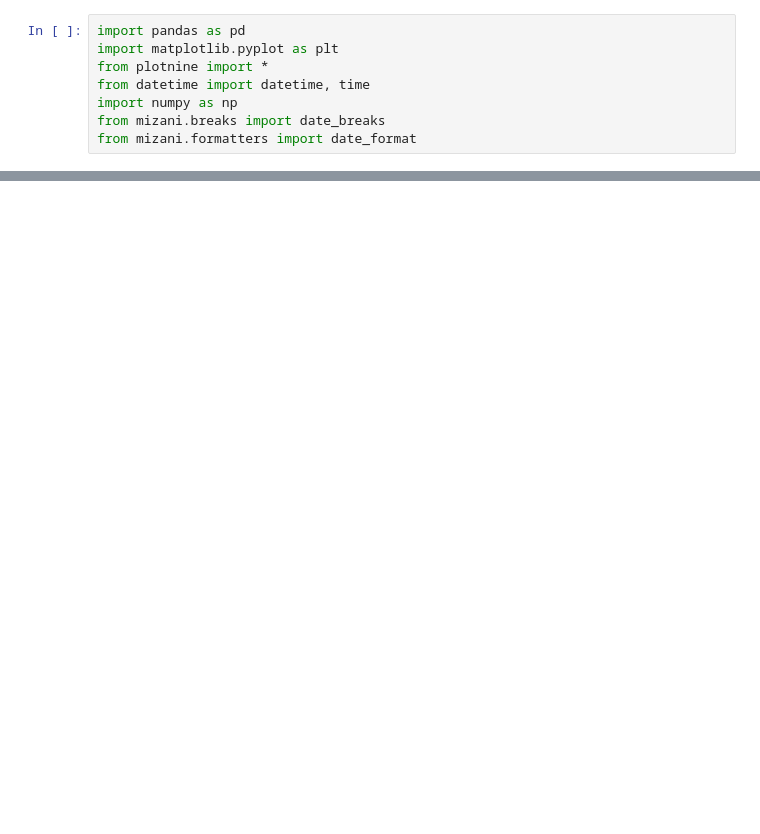
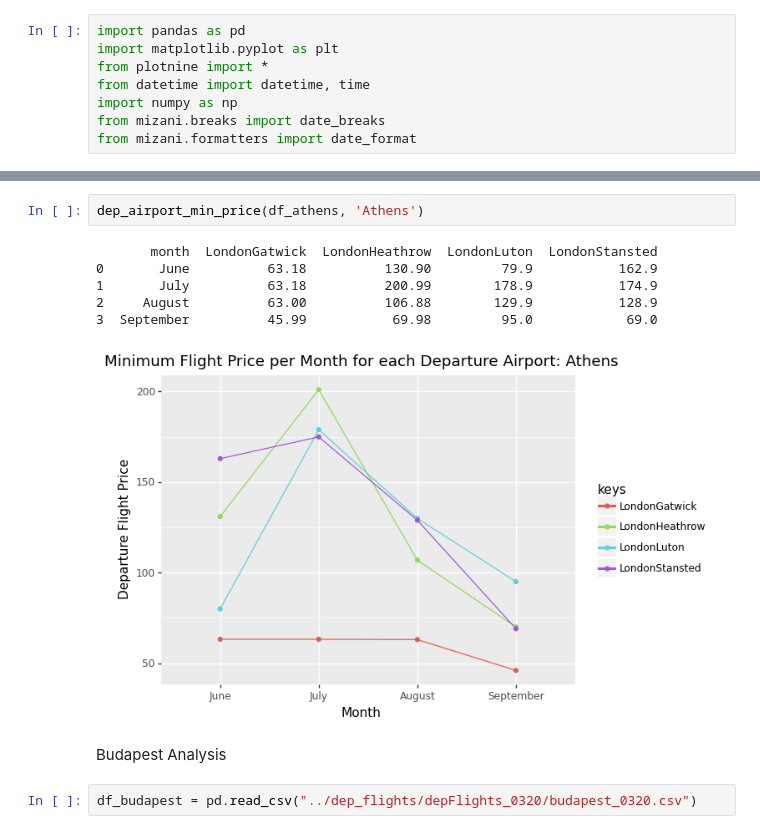
Before and after one commit to Sevnhutsjr/LSE-DS105-Wandermetrics, a Jupyter notebook: Visualisations/dep_airport_analysis.ipynb, the cells around one changed output, grey strips where cells are left out. Saved outputs shown, nothing was run; the diff lists cells and outputs as text; blank space fills up the shorter version.

```diff
--- a/Visualisations/dep_airport_analysis.ipynb
+++ b/Visualisations/dep_airport_analysis.ipynb
@@ -121,0 +142,13 @@ dep_airport_analysis(df_rome)
+# %%
+dep_airport_min_price(df_athens, 'Athens')
+# %% [output]
+       month  LondonGatwick  LondonHeathrow  LondonLuton  LondonStansted
+0       June          63.18          130.90         79.9           162.9
+1       July          63.18          200.99        178.9           174.9
+2     August          63.00          106.88        129.9           128.9
+3  September          45.99           69.98         95.0            69.0
+[figure, added]
+# %% [markdown]
+Budapest Analysis
+# %%
+df_budapest = pd.read_csv("../dep_flights/depFlights_0320/budapest_0320.csv")
```
Also changed, not shown: parts of 41 cells of this notebook, 1 other file.
